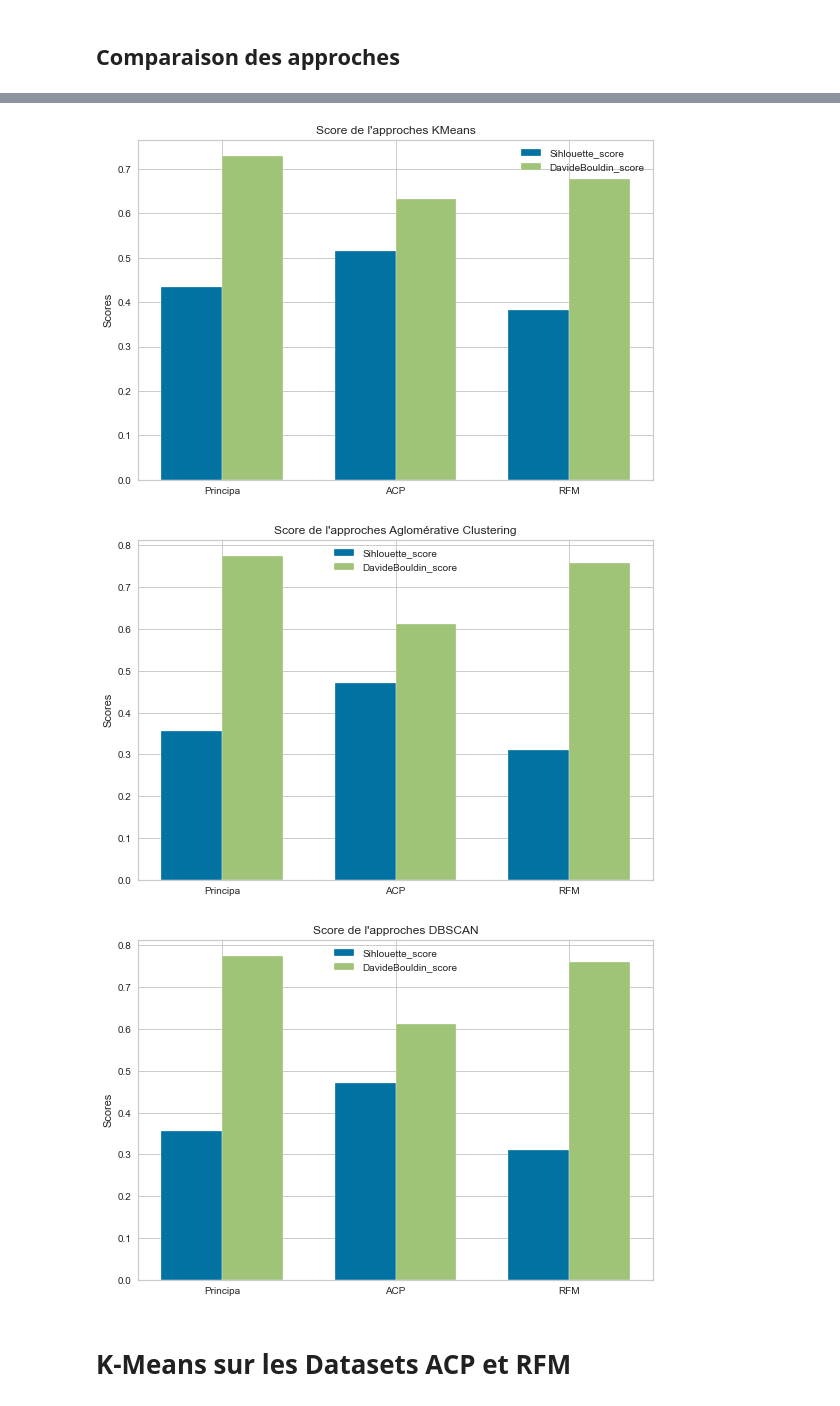
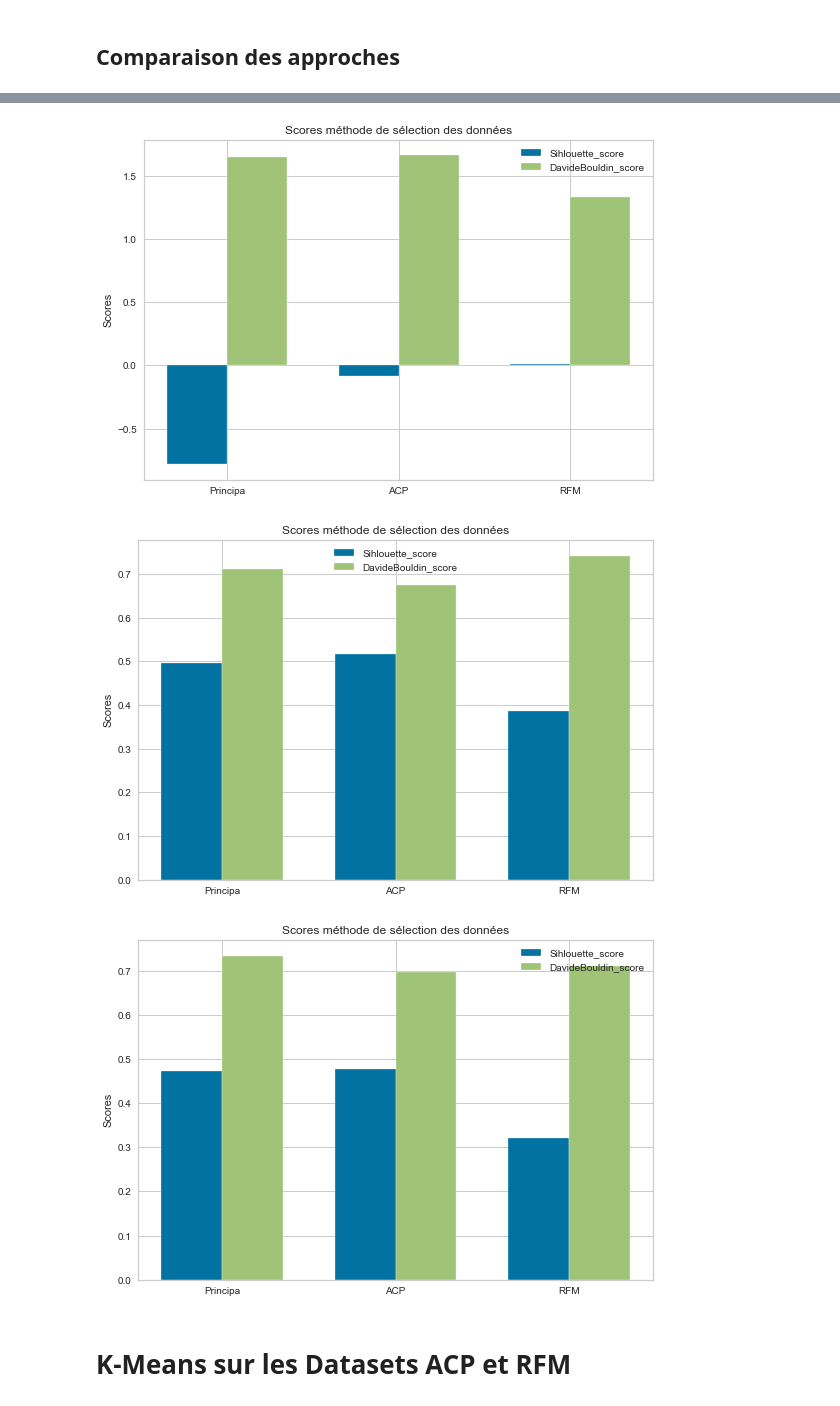
Before and after one commit to Mickevin/Ing-nieur_IA, a Jupyter notebook: Segmentation clients d'un site e-commerce.ipynb, the cells around one changed output, grey strips where cells are left out. Cells and saved outputs as stored; diff of their text form; code cells hidden in the pictures.

```diff
--- a/Segmentation clients d'un site e-commerce.ipynb
+++ b/Segmentation clients d'un site e-commerce.ipynb
@@ -157,7 +175,7 @@ order_estimated_delivery_date |  Nombre de lignes uniques :  459
 Le dataset "olist_orders_dataset" contient les informations relatives aux commandes passées par les clients (date de commande date de livraison, etc.). On remarque 97% des commande ont été délivrées, 1,1% sont à l'état expédié et moins 1% sont annulées.
 # %%
 # Affichage de l'histograme de la variable 'order_purchase_timestamp'
-d= data[2].order_purchase_timestamp.max()
+d= pd.to_datetime(data[2].order_purchase_timestamp.max())
 v = pd.DataFrame([data[2].order_purchase_timestamp.apply(lambda x: [pd.to_datetime(x) - d][0].days),
               data[2].order_status.values]).T
 
@@ -1001,5 +1008,0 @@ plt.show()
-# %%
-pca = PCA(n_components=2)
-pca.fit(df_)
-print(pca.explained_variance_ratio_)
-df_pca = pd.DataFrame(pca.transform(df_))
@@ -1034,0 +1009,9 @@ plt.show()
+# %%
+pred_kmeans = score_bydf(df_, 'KMEANS')
+pred_pca_kmeans = score_bydf(df_pca[[0,1]], 'KMEANS')
+pred_rfm_kmeans = score_bydf(RFM, 'KMEANS')
+
+score_kmeans = [pred_kmeans[:2], pred_pca_kmeans[:2], pred_rfm_kmeans[:2]]
+plot_score(score_kmeans)
+
+cluster_comparaison(pred_kmeans, pred_pca_kmeans, pred_rfm_kmeans)
@@ -1082,32 +1068,11 @@ Text(115.0, 0.5, 'hyper-paramètre : epsilon')
 # %%
-def plot_score(score__, text):
-    labels = ['Principa', 'ACP', 'RFM']
-    Sihlouette_score = pd.DataFrame(score__, columns=['Sihlouette_score','DavideBouldin_score']).Sihlouette_score
-    DavideBouldin_score = pd.DataFrame(score__, columns=['Sihlouette_score','DavideBouldin_score']).DavideBouldin_score
-
-    x = np.arange(len(labels))  # the label locations
-    width = 0.35  # the width of the bars
-
-    fig, ax = plt.subplots()
-    rects1 = ax.bar(x - width/2, Sihlouette_score, width, label='Sihlouette_score')
-    rects2 = ax.bar(x + width/2, DavideBouldin_score, width, label='DavideBouldin_score')
-
-    # Add some text for labels, title and custom x-axis tick labels, etc.
-    ax.set_ylabel('Scores')
-    ax.set_title(f"Score de l'approches {text}")
-    ax.set_xticks(x)
-    ax.set_xticklabels(labels)
-    ax.legend()
-    fig.tight_layout()
-    plt.show()
-
-plot_score(score__, 'KMeans')
-plot_score(score__ag, 'Aglomérative Clustering')
-plot_score(score__dbscan, 'DBSCAN')
+plot_score(score_dbscan)
+plot_score(score_kmeans)
+plot_score(score_aglomerative)
 # %% [output]
-[figure, old version]
+[figure, new version]
-[figure, old version]
+[figure, new version]
-[figure, old version]
+[figure, new version]
 # %% [markdown]
 # K-Means sur les Datasets ACP et RFM
 # %% [markdown]
```
Also changed, not shown: parts of 58 cells of this notebook.
